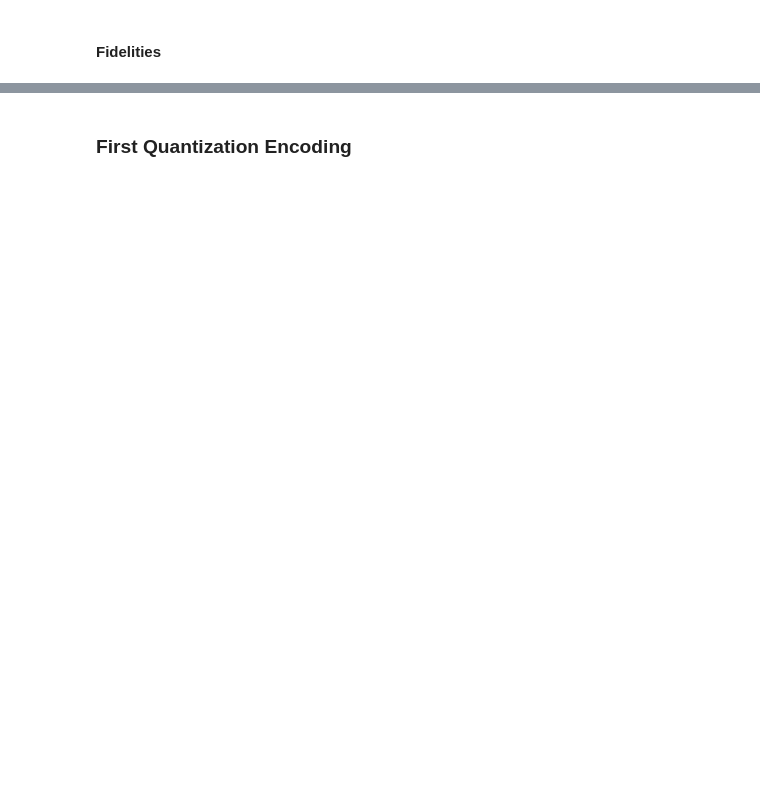
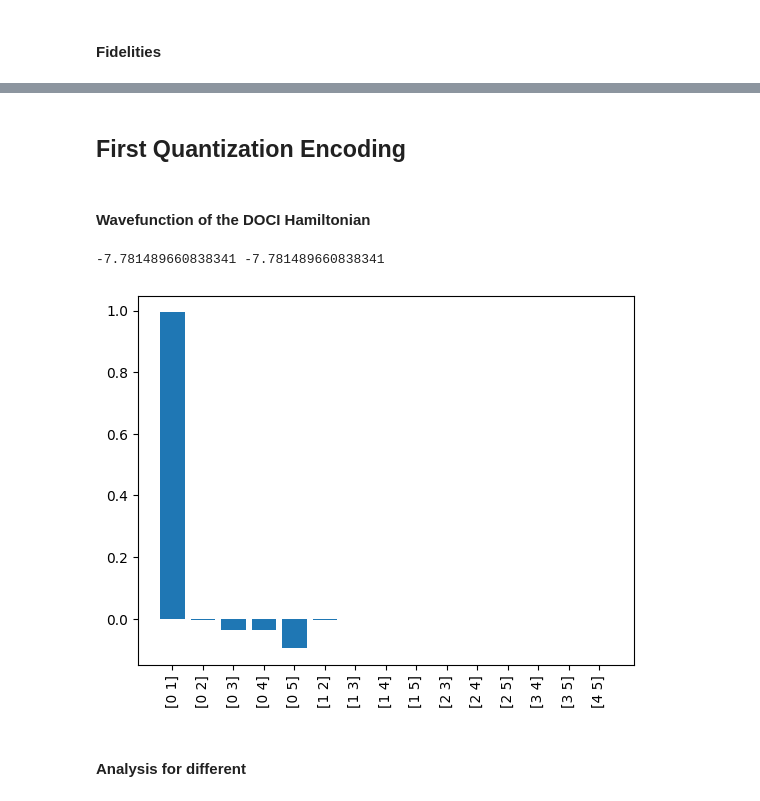
Before and after one commit to emacosta95/Gadget4NSMForQuantumSimulators, a Jupyter notebook: MolecularDOCI.ipynb, the cells around one changed output, grey strips where cells are left out. Drawn from its saved outputs; the diff is of its cells as text; code cells hidden in the pictures; blank space fills up the shorter version.

```diff
--- a/MolecularDOCI.ipynb
+++ b/MolecularDOCI.ipynb
@@ -265,2 +366,43 @@ plt.show()
 # %% [markdown]
-### First Quantization Encoding
+## First Quantization Encoding
+# %%
+from src.molecular_doci import (
+    doci_problem,
+    to_doci_energy,
+    lih,
+    doci_ground_energy,
+    fci_benchmarks,
+)
+from src.gadget import *
+
+problem, c = doci_problem(
+    lih(1), flip_sign=True, center_eps=True, orbitals="rhf", basis="sto-3g"
+)  # H' = -H_DOCI
+drive = fit_drive(problem.g1, n_restarts=50, cap=4.0, use_c=True)
+Enc = FirstQuantizationEncoding(problem)
+G = GadgetHamiltonian(
+    problem, Enc, drive, GadgetParameters(gamma=200, self_energy="exact", use_c=True)
+)
+# %% [markdown]
+#### Wavefunction of the DOCI Hamiltonian
+# %%
+import numpy as np
+import matplotlib.pyplot as plt
+
+w, v = problem.exact_spectrum()
+psi_gs = v[:, -1]
+E_gs = to_doci_energy(w[-1], c)  # c = second return of doci_problem
+# same as: -w[-1] + c["energy_map"]["offset"]
+print(E_gs, doci_ground_energy(c))  # both in Ha, must agree
+HBB = problem.hardcore_basis()
+
+tupl = [np.nonzero(x)[0] for a, x in enumerate(HBB.basis)]
+
+plt.bar(np.arange(HBB.basis.shape[0]), psi_gs)
+plt.xticks(np.arange(HBB.basis.shape[0]), tupl, rotation=90)
+plt.show()
+# %% [output]
+-7.781489660838341 -7.781489660838341
+[figure, added]
+# %% [markdown]
+#### Analysis for different
```
Also changed, not shown: parts of 14 cells of this notebook, 35 other files.
